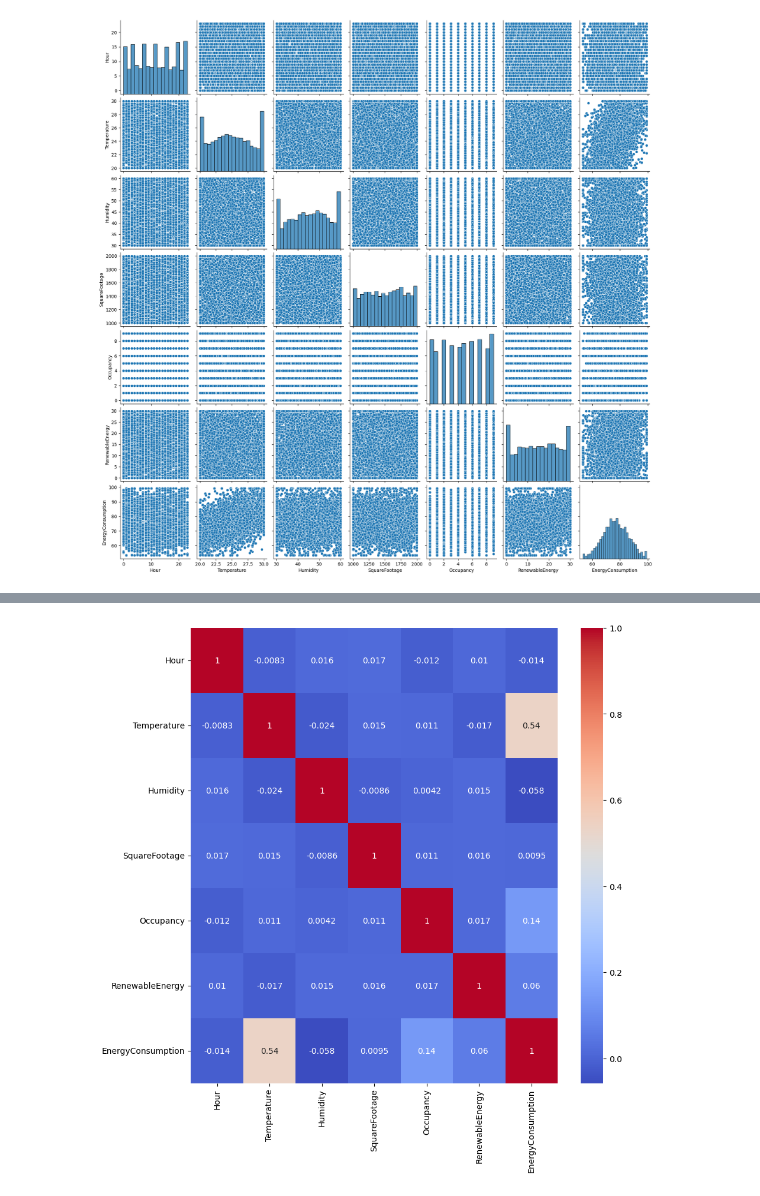
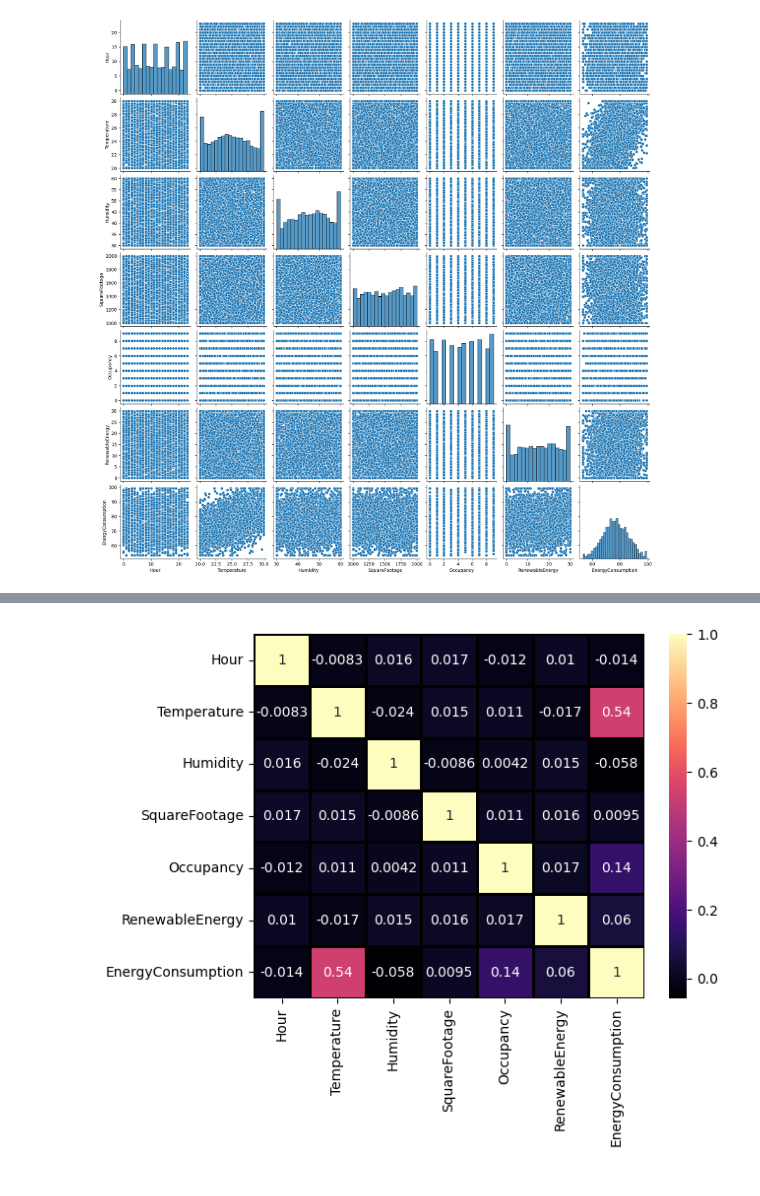
Before and after one commit to RickOti23/Python, a Jupyter notebook: Energy_Consumption.ipynb, the cells around one changed output, grey strips where cells are left out. Cells and saved outputs as stored; diff of their text form; code cells hidden in the pictures.

```diff
--- a/Energy_Consumption.ipynb
+++ b/Energy_Consumption.ipynb
@@ -48,8 +48,8 @@ Data columns (total 12 columns):
 dtypes: float64(5), int64(3), object(4)
 memory usage: 468.9+ KB
 # %%
-days = {"1":"January","2":"February","3":"March","4":"April","5":"May","6":"June","7":"July","8":"August","9":"September","10":"October","11":"November","12":"December"}
-df["Month"] = df["Month"].astype("str")
+days = {1:"January",2:"February",3:"March",4:"April",5:"May",6:"June",7:"July",8:"August",9:"September",10:"October",11:"November",12:"December"}
+df["Month"] = df["Month"].map(days)
 # %%
 df[["LightingUsage","Holiday","HVACUsage"]] = df[["LightingUsage","Holiday","HVACUsage"]].astype("category")
 # %% [markdown]
@@ -78,9 +83,7 @@ sns.pairplot(df)
 # %%
 numeric_df = df.select_dtypes(include=[float, int])
-numeric_df.corr()
-plt.figure(figsize=(10,10))
-sns.heatmap(data=numeric_df.corr(),annot=True,cmap="coolwarm")
-plt.show()
-#there is a 0.5 correlation between temperature and energy consumption
+numeric_df.corr()#["EnergyConsumption"]#.sort_values(ascending=True)
+sns.heatmap(numeric_df.corr(),annot=True,cmap="magma",linecolor="black",linewidth=1)
+plt.show() # a .5 correlation between temperature and energyconsumption
 # %% [output]
-[figure, old version]
+[figure, new version]
```
Also changed, not shown: parts of 16 cells of this notebook.
